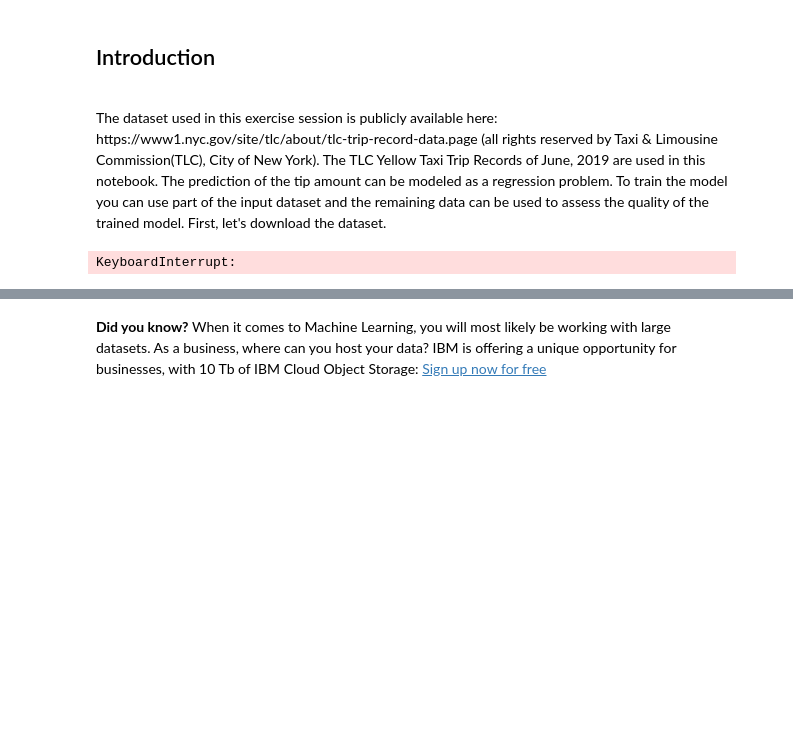
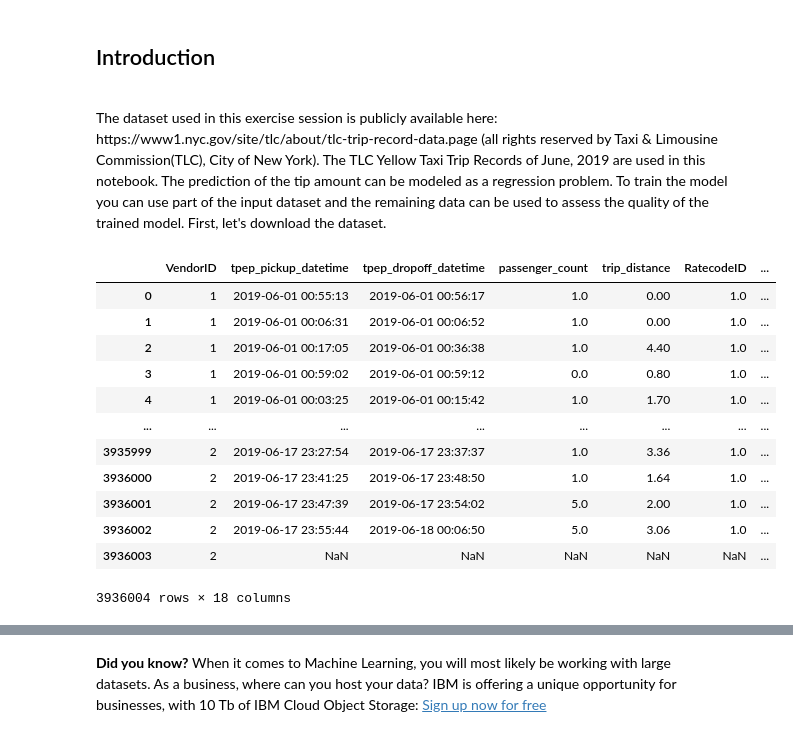
Before and after one commit to mrwoodzi/Data_Science_Certs_Progress, a Jupyter notebook: IBM_Data_Science_Professional_Cert/Machine_Learning_Python/Jupyterlab_notes/Regression_Trees_SnapML.ipynb, the cells around one changed output, grey strips where cells are left out. Saved outputs shown, nothing was run; the diff lists cells and outputs as text; code cells hidden in the pictures; blank space fills up the shorter version.

```diff
--- a/IBM_Data_Science_Professional_Cert/Machine_Learning_Python/Jupyterlab_notes/Regression_Trees_SnapML.ipynb
+++ b/IBM_Data_Science_Professional_Cert/Machine_Learning_Python/Jupyterlab_notes/Regression_Trees_SnapML.ipynb
@@ -48,7 +48,20 @@ After completing this lab you will be able to:
 import pandas as pd
 # %%
 # download June 2020 TLC Yellow Taxi Trip records
-# hello
-!wget -nc https://cf-courses-data.s3.us.cloud-object-storage.appdomain.cloud/IBMDeveloperSkillsNetwork-ML0101EN-SkillsNetwork/labs/Module%203/data/yellow_tripdata_2019-06.csv
+# download and read csv into df
+df = pd.read_csv('https://cf-courses-data.s3.us.cloud-object-storage.appdomain.cloud/IBMDeveloperSkillsNetwork-ML0101EN-SkillsNetwork/labs/Module%203/data/yellow_tripdata_2019-06.csv')
+df
 # %% [output]
+|  | VendorID | tpep_pickup_datetime | tpep_dropoff_datetime | passenger_count | trip_distance | RatecodeID | ... |
+| 0 | 1 | 2019-06-01 00:55:13 | 2019-06-01 00:56:17 | 1.0 | 0.00 | 1.0 | ... |
+| 1 | 1 | 2019-06-01 00:06:31 | 2019-06-01 00:06:52 | 1.0 | 0.00 | 1.0 | ... |
+| 2 | 1 | 2019-06-01 00:17:05 | 2019-06-01 00:36:38 | 1.0 | 4.40 | 1.0 | ... |
+| 3 | 1 | 2019-06-01 00:59:02 | 2019-06-01 00:59:12 | 0.0 | 0.80 | 1.0 | ... |
+| 4 | 1 | 2019-06-01 00:03:25 | 2019-06-01 00:15:42 | 1.0 | 1.70 | 1.0 | ... |
+| ... | ... | ... | ... | ... | ... | ... | ... |
+| 3935999 | 2 | 2019-06-17 23:27:54 | 2019-06-17 23:37:37 | 1.0 | 3.36 | 1.0 | ... |
+| 3936000 | 2 | 2019-06-17 23:41:25 | 2019-06-17 23:48:50 | 1.0 | 1.64 | 1.0 | ... |
+| 3936001 | 2 | 2019-06-17 23:47:39 | 2019-06-17 23:54:02 | 5.0 | 2.00 | 1.0 | ... |
+| 3936002 | 2 | 2019-06-17 23:55:44 | 2019-06-18 00:06:50 | 5.0 | 3.06 | 1.0 | ... |
+| 3936003 | 2 | NaN | NaN | NaN | NaN | NaN | ... |
-KeyboardInterrupt:
+3936004 rows × 18 columns
```
Also changed, not shown: parts of 6 cells of this notebook, 13 other files.
